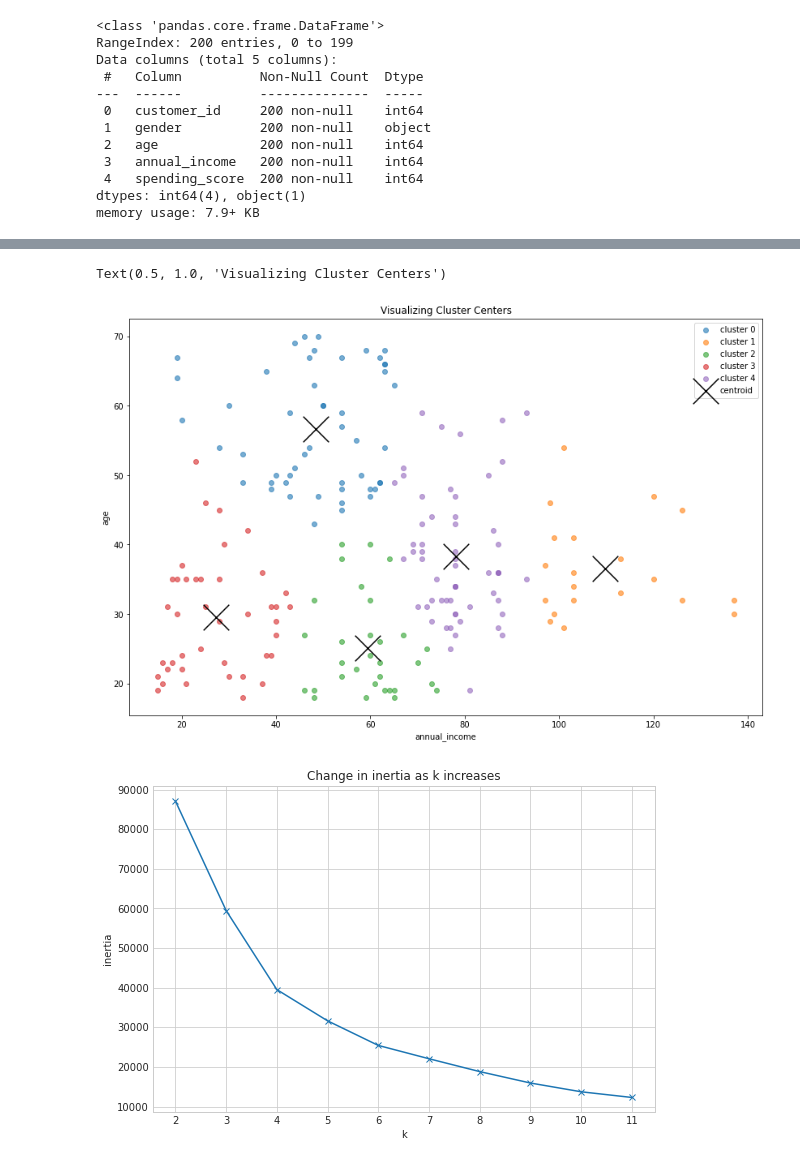
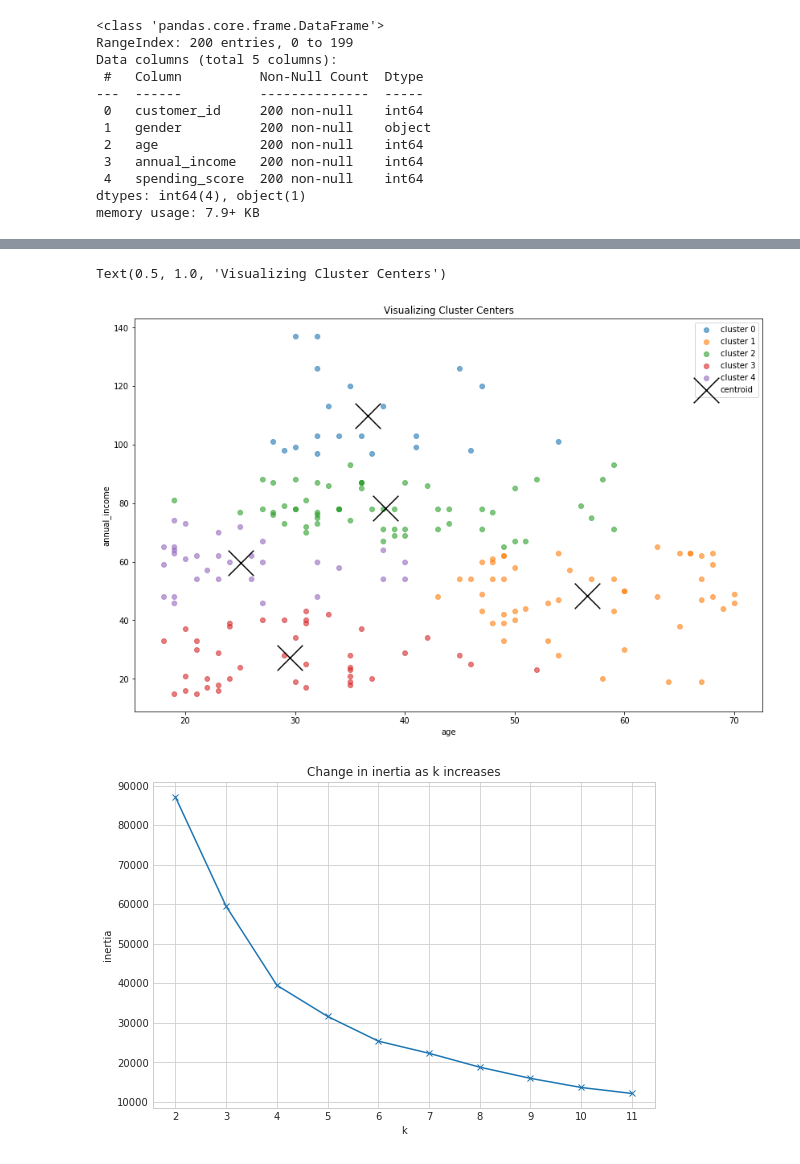
Before and after one commit to allantestaten/clustering-exercises, a Jupyter notebook: modeling.ipynb, the cells around one changed output, grey strips where cells are left out. Saved outputs shown, nothing was run; the diff lists cells and outputs as text; code cells hidden in the pictures.

```diff
--- a/modeling.ipynb
+++ b/modeling.ipynb
@@ -185,7 +186,7 @@ df.groupby('cluster2')['petal_area', 'sepal_area','petal_width'].mean()
 plt.figure(figsize=(14, 9))
 
 for cluster, subset in df.groupby('cluster'):
-    plt.scatter(subset.sepal_area, subset.petal_area, label='cluster ' + str(cluster2), alpha=.6)
+    plt.scatter(subset.sepal_area, subset.petal_area, label='cluster ' + str(cluster), alpha=.6)
 
 centroids.plot.scatter(y='petal_area', x='sepal_area', c='black', marker='x', s=1000, ax=plt.gca(), label='centroid')
 
@@ -283,20 +284,20 @@ df.groupby('cluster')['annual_income', 'age'].mean()
 # %%
 # visualize clusters
 
 plt.figure(figsize=(14, 9))
 
 for cluster, subset in df.groupby('cluster'):
-    plt.scatter(subset.annual_income, subset.age, label='cluster ' + str(cluster), alpha=.6)
+    plt.scatter(subset.age, subset.annual_income, label='cluster ' + str(cluster), alpha=.6)
 
-centroids.plot.scatter(y='age', x='annual_income', c='black', marker='x', s=1000, ax=plt.gca(), label='centroid')
+centroids.plot.scatter(y='annual_income', x='age', c='black', marker='x', s=1000, ax=plt.gca(), label='centroid')
 
 plt.legend()
-plt.xlabel('annual_income')
-plt.ylabel('age')
+plt.xlabel('age')
+plt.ylabel('annual_income')
 plt.title('Visualizing Cluster Centers')
 # %% [output]
 Text(0.5, 1.0, 'Visualizing Cluster Centers')
-[figure, old version]
+[figure, new version]
 # %%
 with plt.style.context('seaborn-whitegrid'):
     plt.figure(figsize=(9, 6))
```
Also changed, not shown: parts of 15 cells of this notebook.
